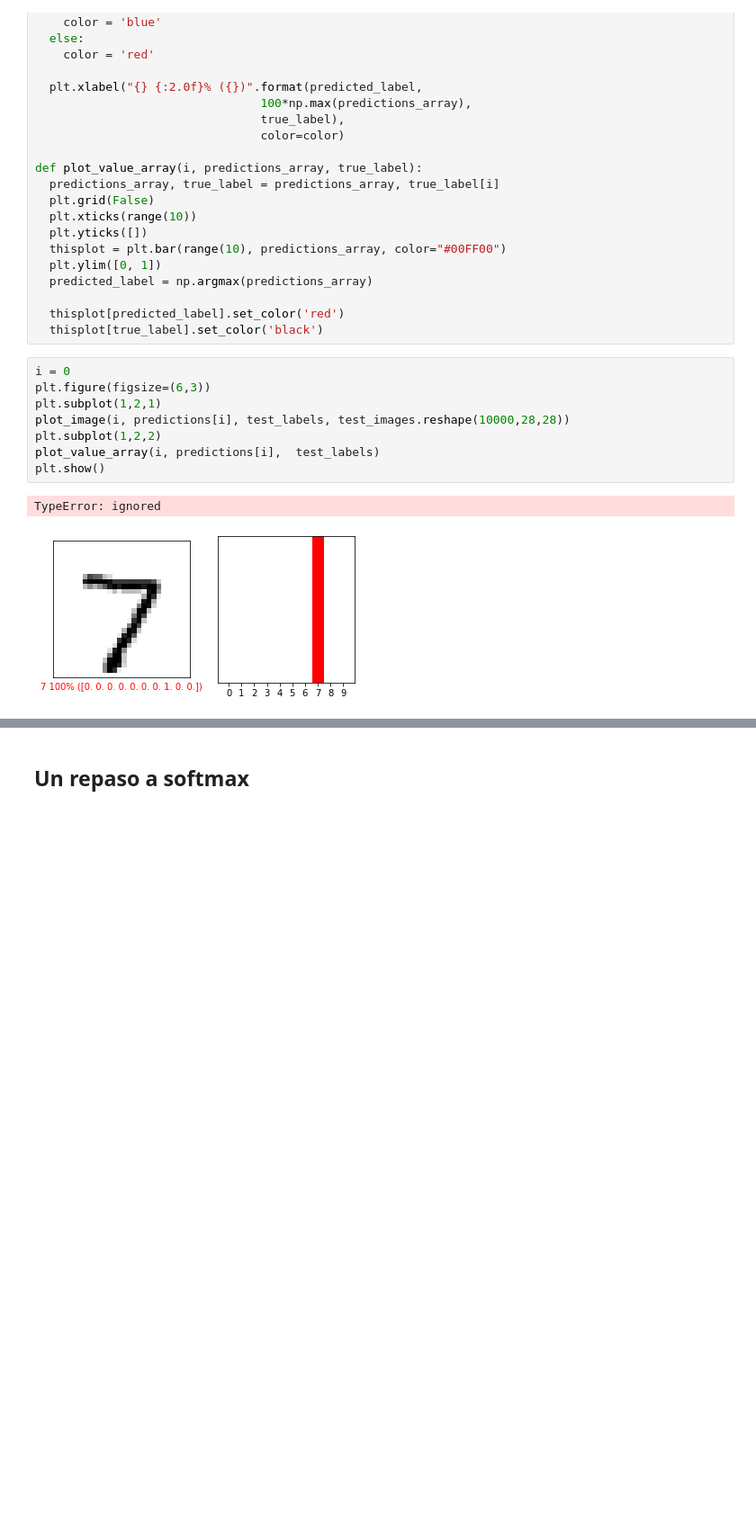
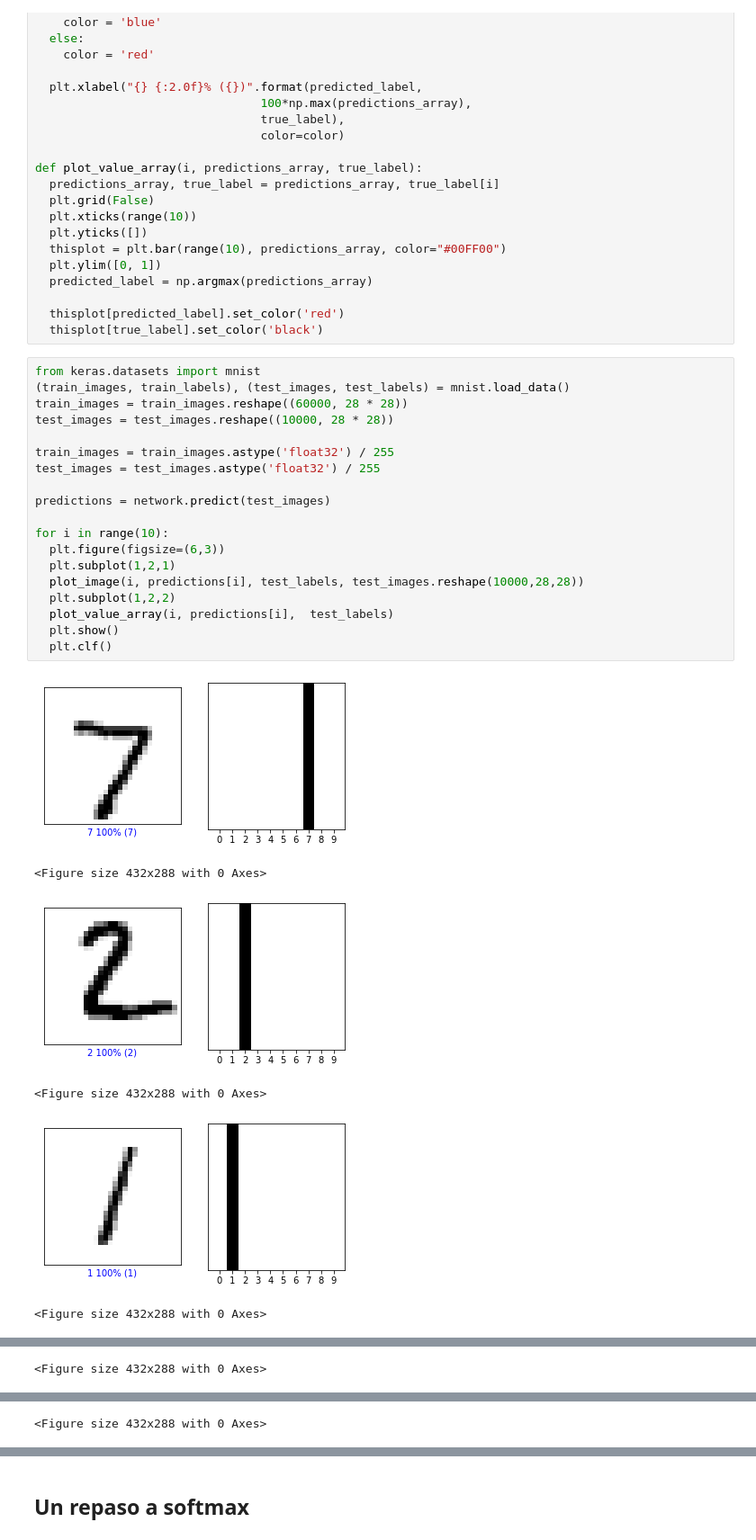
Before and after one commit to carlosemiliorabazo/deepLearning, a Jupyter notebook: 2_1_Un_primer_vistazo_a_una_Red_Neuronal.ipynb, the cells around one changed output, grey strips where cells are left out. Shown at 90% size. Saved outputs shown, nothing was run; the diff lists cells and outputs as text; blank space fills up the shorter version.

```diff
--- a/2_1_Un_primer_vistazo_a_una_Red_Neuronal.ipynb
+++ b/2_1_Un_primer_vistazo_a_una_Red_Neuronal.ipynb
@@ -500,13 +500,28 @@ def plot_value_array(i, predictions_array, true_label):
   thisplot[predicted_label].set_color('red')
   thisplot[true_label].set_color('black')
 # %%
-i = 0
-plt.figure(figsize=(6,3))
-plt.subplot(1,2,1)
-plot_image(i, predictions[i], test_labels, test_images.reshape(10000,28,28))
-plt.subplot(1,2,2)
-plot_value_array(i, predictions[i],  test_labels)
-plt.show()
+from keras.datasets import mnist
+(train_images, train_labels), (test_images, test_labels) = mnist.load_data()
+train_images = train_images.reshape((60000, 28 * 28))
+test_images = test_images.reshape((10000, 28 * 28))
+
+train_images = train_images.astype('float32') / 255
+test_images = test_images.astype('float32') / 255
+
+predictions = network.predict(test_images)
+
+for i in range(10):
+  plt.figure(figsize=(6,3))
+  plt.subplot(1,2,1)
+  plot_image(i, predictions[i], test_labels, test_images.reshape(10000,28,28))
+  plt.subplot(1,2,2)
+  plot_value_array(i, predictions[i],  test_labels)
+  plt.show()
+  plt.clf()
 # %% [output]
+[figure, new version]
-TypeError: ignored
+<Figure size 432x288 with 0 Axes>
-[figure, old version]
+[figure, added]
+<Figure size 432x288 with 0 Axes>
+[figure, added]
+<Figure size 432x288 with 0 Axes>
@@ -512,0 +529 @@ TypeError: ignored
+<Figure size 432x288 with 0 Axes>
@@ -512,0 +531 @@ TypeError: ignored
+<Figure size 432x288 with 0 Axes>
```
Also changed, not shown: parts of 5 cells of this notebook.
